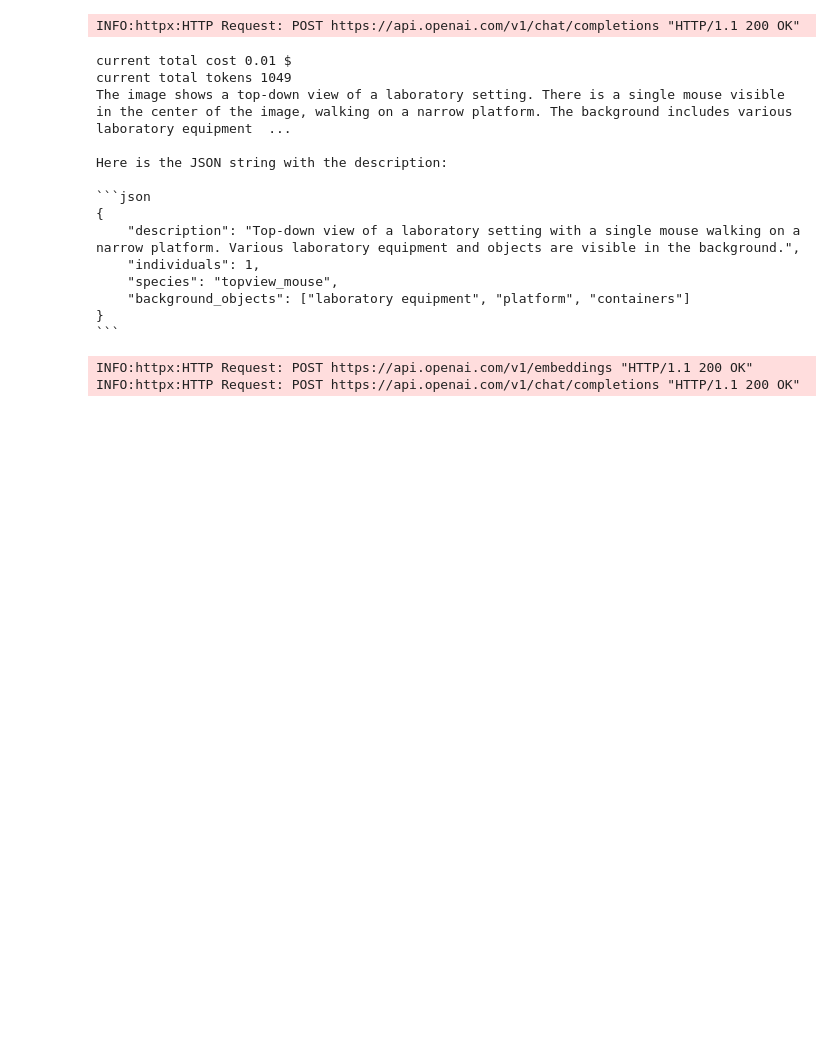
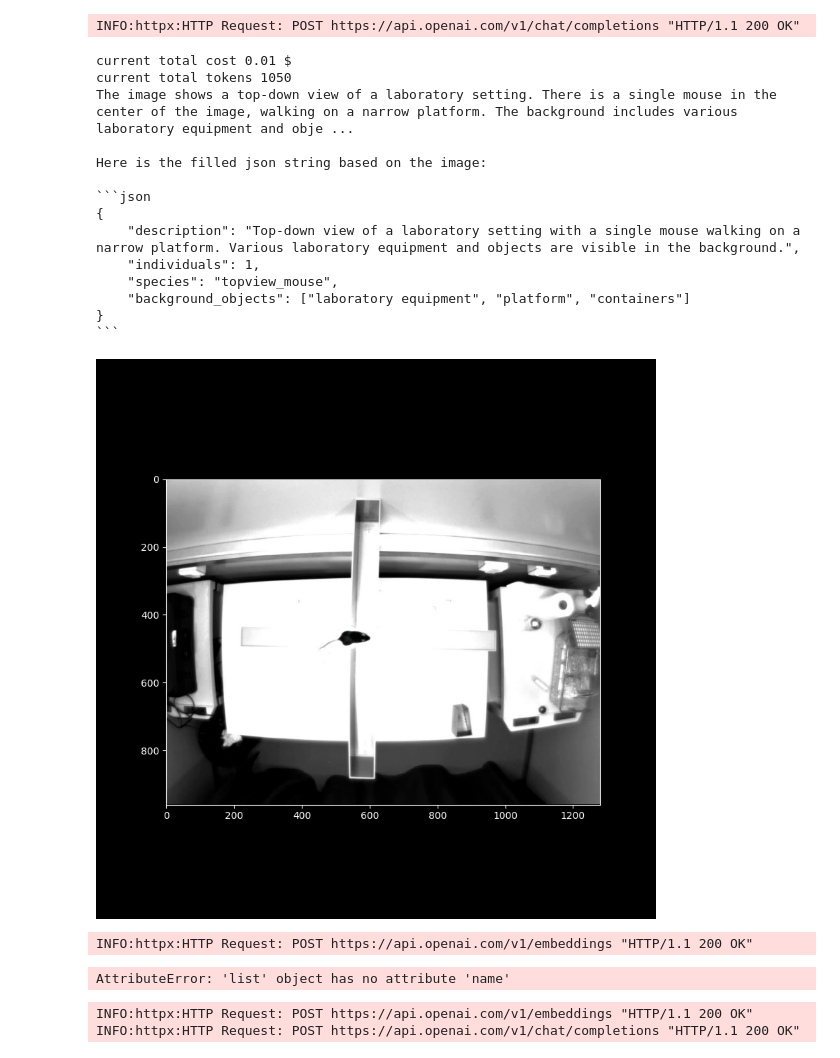
Before and after one commit to AdaptiveMotorControlLab/AmadeusGPT, a Jupyter notebook: notebook/EPM_demo.ipynb, the cells around one changed output. Cells and saved outputs as stored; diff of their text form; code cells hidden in the pictures; blank space fills up the shorter version.

````diff
--- a/notebook/EPM_demo.ipynb
+++ b/notebook/EPM_demo.ipynb
@@ -35,12 +37,13 @@ plt.imshow(image)
 # %%
 amadeus = AMADEUS(config)
+behavior_analysis = amadeus.get_analysis()
 # %% [output]
 INFO:httpx:HTTP Request: POST https://api.openai.com/v1/chat/completions "HTTP/1.1 200 OK"
 current total cost 0.01 $
-current total tokens 1049
-The image shows a top-down view of a laboratory setting. There is a single mouse visible in the center of the image, walking on a narrow platform. The background includes various laboratory equipment  ...
+current total tokens 1050
+The image shows a top-down view of a laboratory setting. There is a single mouse in the center of the image, walking on a narrow platform. The background includes various laboratory equipment and obje ...
 
-Here is the JSON string with the description:
+Here is the filled json string based on the image:
 
 ```json
 {
@@ -50,6 +53,10 @@ Here is the JSON string with the description:
     "background_objects": ["laboratory equipment", "platform", "containers"]
 }
 ```
+# %%
+behavior_analysis.gui_manager.add_roi_from_video_selection()
+# %% [output]
+[figure, added]
 # %%
 from IPython.display import Markdown, display
 from IPython.display import Video
@@ -68,6 +75,13 @@ def parse_result(amadeus, qa_message):
             display(Video(video_path, embed=True))
 
     display(Markdown(str(qa_message['function_rets'])))
+# %%
+query = "When is the mouse in ROI0"
+qa_message = amadeus.step(query)
+parse_result(amadeus, qa_message)
+# %% [output]
+INFO:httpx:HTTP Request: POST https://api.openai.com/v1/embeddings "HTTP/1.1 200 OK"
+AttributeError: 'list' object has no attribute 'name'
 # %%
 query = "Plot the trajectory of the animal using the animal center and color it by time"
 qa_message = amadeus.step(query)
````
Also changed, not shown: parts of 2 cells of this notebook, 2 other files.
